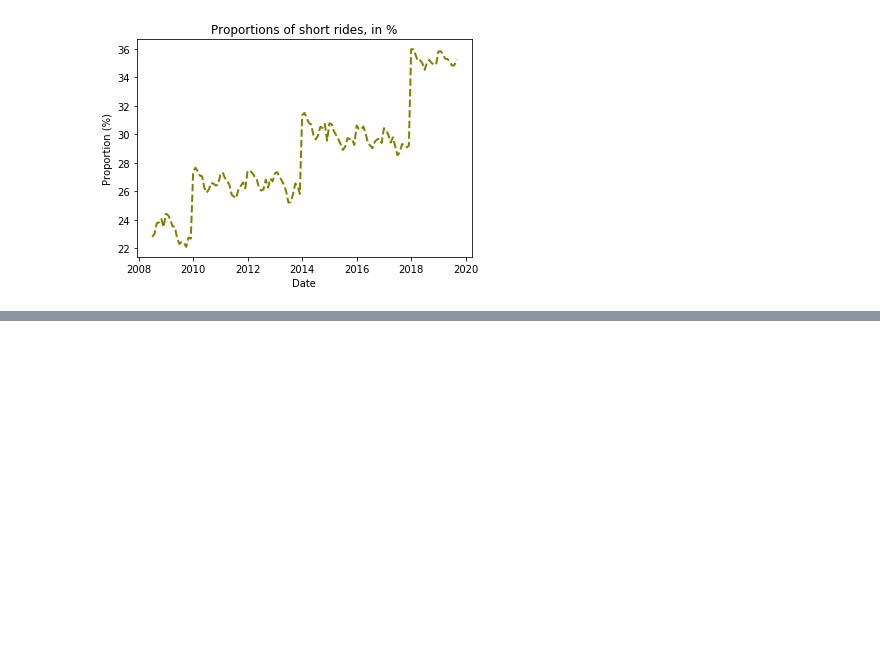
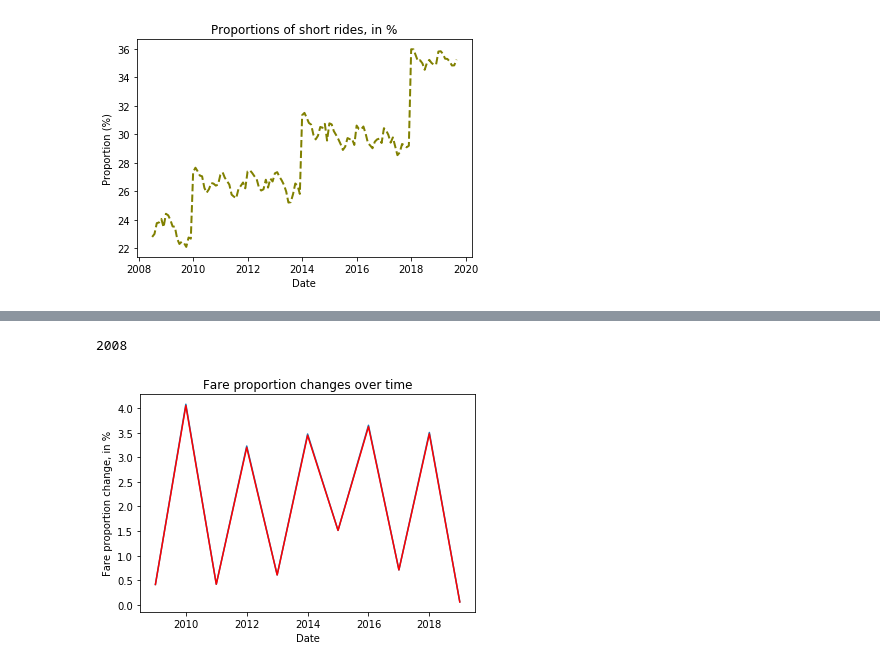
Before and after one commit to kevinramlal/abs, a Jupyter notebook: Project/Fares/Fares_historic.ipynb, the cells around one changed output, grey strips where cells are left out. Drawn from its saved outputs; the diff is of its cells as text; code cells hidden in the pictures; blank space fills up the shorter version.

```diff
--- a/Project/Fares/Fares_historic.ipynb
+++ b/Project/Fares/Fares_historic.ipynb
@@ -444,0 +494,27 @@ plt.show()
+# %%
+df_fares['Dates'][0].year
+# %% [output]
+2008
+# %%
+#Percentage increase, year by year
+rate = 0.03
+l_year = []
+for i in range(len(df_fares)):
+    l_year.append(df_fares['Dates'][i].year)
+df_fares['Year'] = l_year
+l_mean = []
+    sub_df = df_fares[df_fares['Year'] == year]
+    l_mean.append(sub_df['Average fare'].mean())
+l_pct_cg = []
+for year in range(2009, 2020):
+    l_pct_cg.append(100*(l_mean[year-2008] - l_mean[year-2009])/l_mean[year-2008])
+
+plt.figure()
+plt.plot(np.arange(2009, 2020,1), l_pct_cg)
+plt.plot(np.arange(2009, 2020,1), l_pct_cg2, color='red')
+plt.title('Fare proportion changes over time')
+plt.ylabel('Fare proportion change, in %')
+plt.xlabel('Date')
+plt.show()
+# %% [output]
+[figure, added]
```
Also changed, not shown: parts of 7 cells of this notebook.
